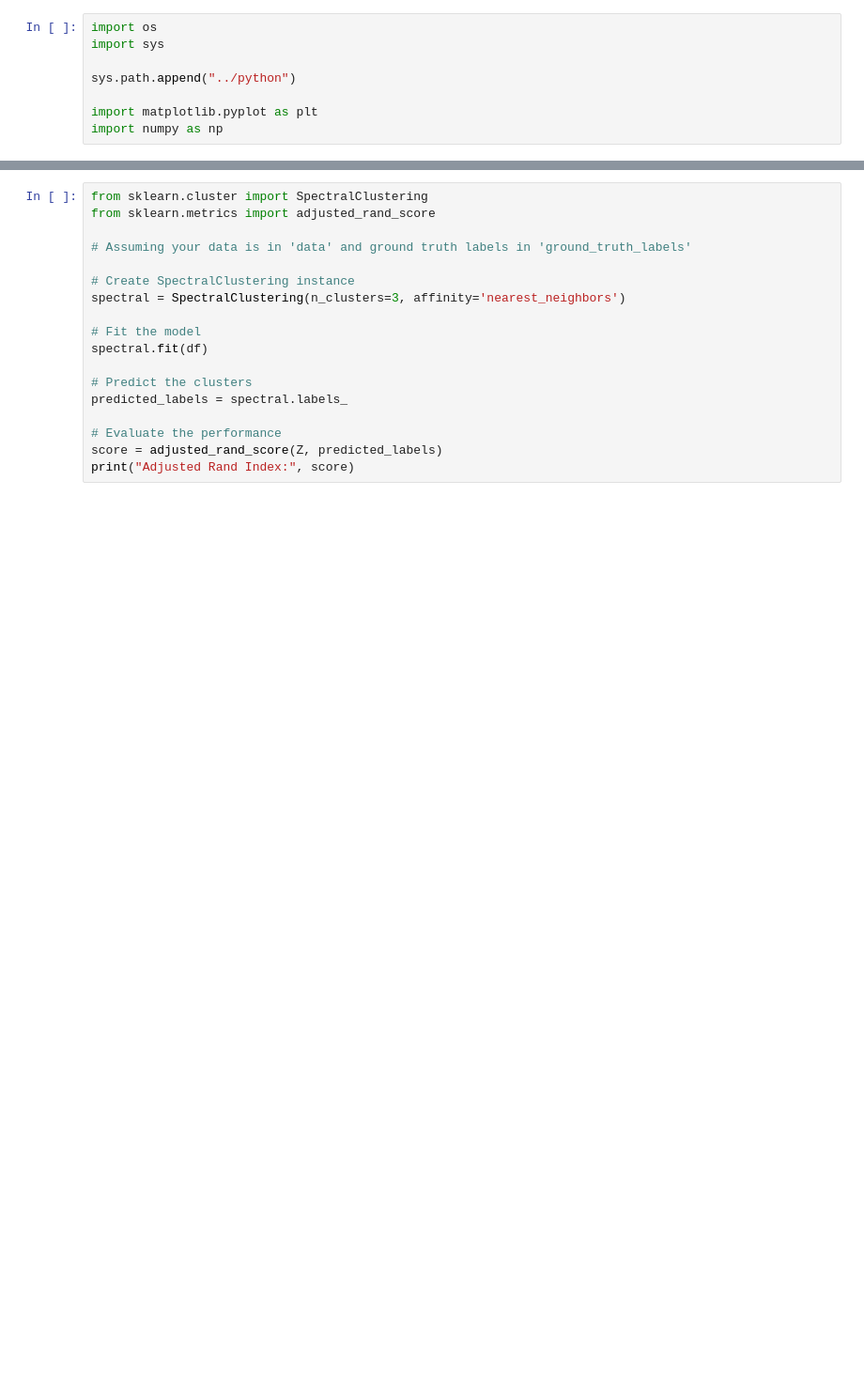
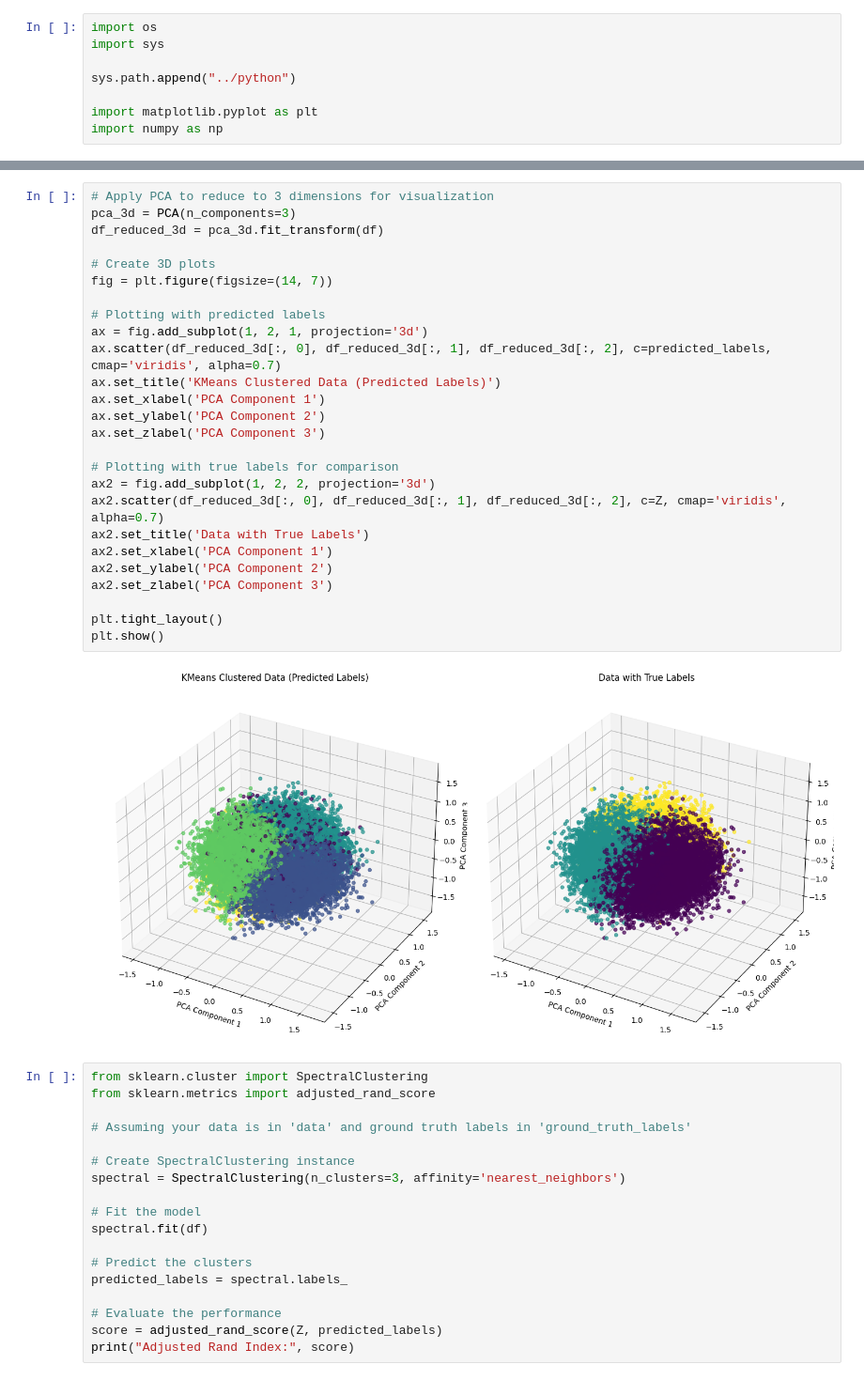
Before and after one commit to maximejpg/cs-sdp-2023-24, a Jupyter notebook: python_folder/kmeans.ipynb, the cells around one changed output, grey strips where cells are left out. Shown: that part at 94% size. Cells and saved outputs as stored; diff of their text form; blank space fills up the shorter version.

```diff
--- a/python_folder/kmeans.ipynb
+++ b/python_folder/kmeans.ipynb
@@ -40,3 +75,31 @@ Adjusted Rand Index: 0.4764599641524036
+# %%
+# Apply PCA to reduce to 3 dimensions for visualization
+pca_3d = PCA(n_components=3)
+df_reduced_3d = pca_3d.fit_transform(df)
+
+# Create 3D plots
+fig = plt.figure(figsize=(14, 7))
+
+# Plotting with predicted labels
+ax = fig.add_subplot(1, 2, 1, projection='3d')
+ax.scatter(df_reduced_3d[:, 0], df_reduced_3d[:, 1], df_reduced_3d[:, 2], c=predicted_labels, cmap='viridis', alpha=0.7)
+ax.set_title('KMeans Clustered Data (Predicted Labels)')
+ax.set_xlabel('PCA Component 1')
+ax.set_ylabel('PCA Component 2')
+ax.set_zlabel('PCA Component 3')
+
+# Plotting with true labels for comparison
+ax2 = fig.add_subplot(1, 2, 2, projection='3d')
+ax2.scatter(df_reduced_3d[:, 0], df_reduced_3d[:, 1], df_reduced_3d[:, 2], c=Z, cmap='viridis', alpha=0.7)
+ax2.set_title('Data with True Labels')
+ax2.set_xlabel('PCA Component 1')
+ax2.set_ylabel('PCA Component 2')
+ax2.set_zlabel('PCA Component 3')
+
+plt.tight_layout()
+plt.show()
+# %% [output]
+[figure, added]
 # %%
 from sklearn.cluster import SpectralClustering
 from sklearn.metrics import adjusted_rand_score
```
Also changed, not shown: parts of 5 cells of this notebook, 5 other files.
